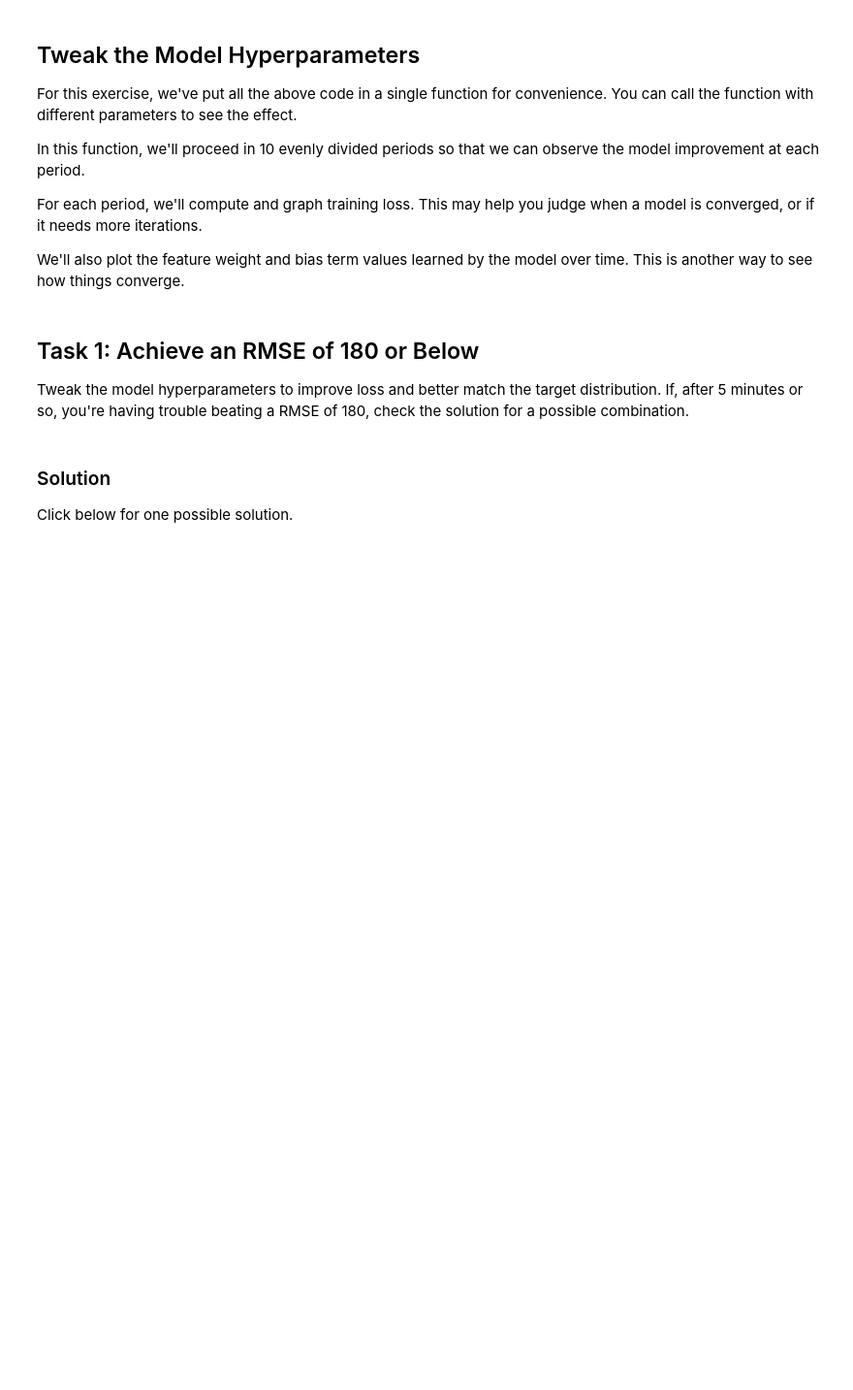
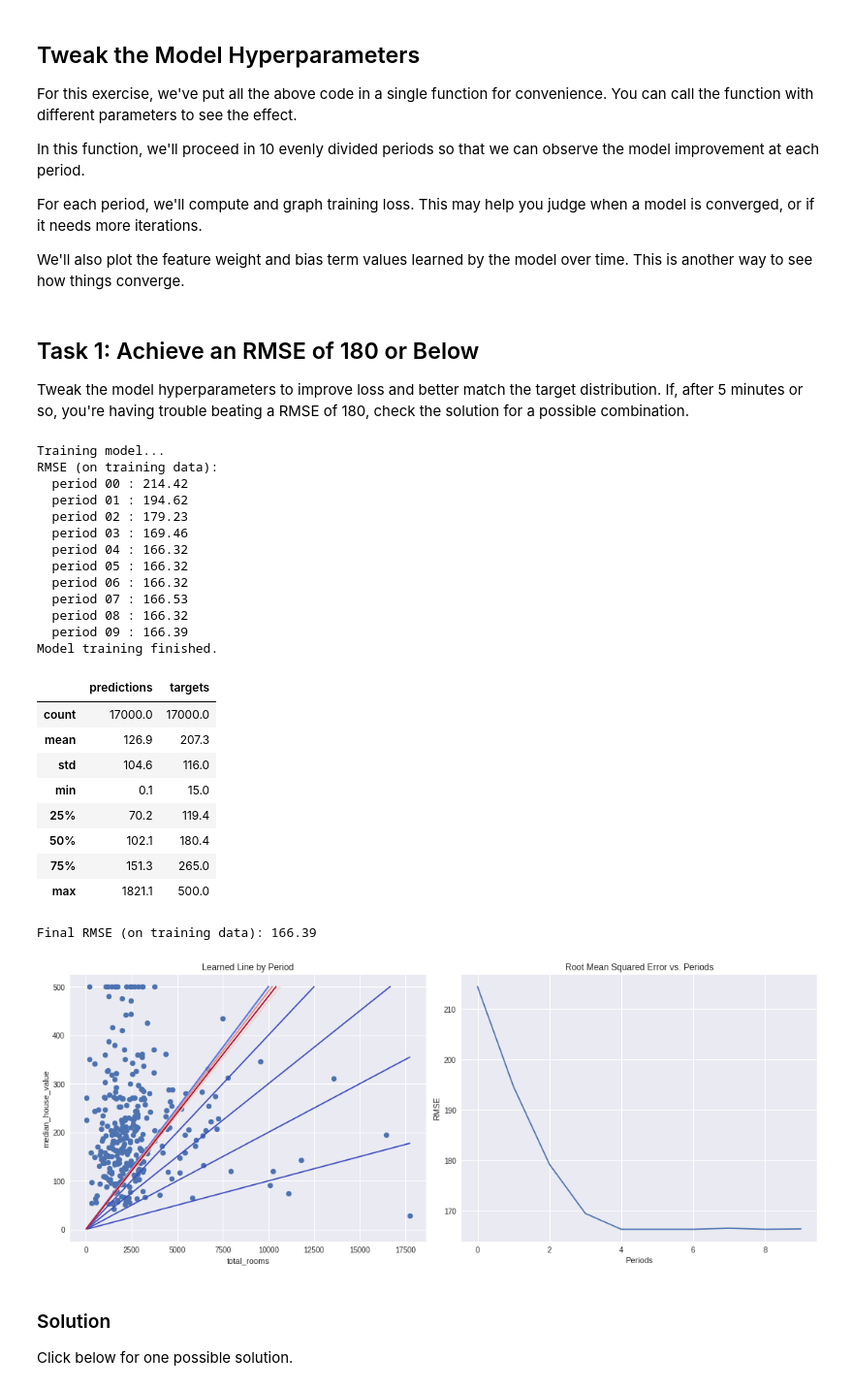
Before and after one commit to steineron/neural-networks-and-deep-learning, a Jupyter notebook: first_steps_with_tensor_flow.ipynb, the cells around one changed output. Shown: that part at 97% size. Saved outputs shown, nothing was run; the diff lists cells and outputs as text; code cells hidden in the pictures; blank space fills up the shorter version.

```diff
--- a/first_steps_with_tensor_flow.ipynb
+++ b/first_steps_with_tensor_flow.ipynb
@@ -136,8 +182,8 @@ def my_input_fn(features, targets, batch_size=1, shuffle=True, num_epochs=None):
     """Trains a linear regression model of one feature.
 
     Args:
-      features: pandas DataFrame of features
-      targets: pandas DataFrame of targets
+      features: pandas DataFrame (Series??) of features
+      targets: pandas DataFrame (Series??) of targets
       batch_size: Size of batches to be passed to the model
       shuffle: True or False. Whether to shuffle the data.
       num_epochs: Number of epochs for which data should be repeated. None = repeat indefinitely
@@ -376,10 +442,35 @@ Tweak the model hyperparameters to improve loss and better match the target dist
 If, after 5 minutes or so, you're having trouble beating a RMSE of 180, check the solution for a possible combination.
 # %%
 train_model(
-    learning_rate=0.00001,
-    steps=100,
-    batch_size=1
+    learning_rate=0.0001,
+    steps=200,
+    batch_size=400
 )
+# %% [output]
+Training model...
+RMSE (on training data):
+  period 00 : 214.42
+  period 01 : 194.62
+  period 02 : 179.23
+  period 03 : 169.46
+  period 04 : 166.32
+  period 05 : 166.32
+  period 06 : 166.32
+  period 07 : 166.53
+  period 08 : 166.32
+  period 09 : 166.39
+Model training finished.
+|  | predictions | targets |
+| count | 17000.0 | 17000.0 |
+| mean | 126.9 | 207.3 |
+| std | 104.6 | 116.0 |
+| min | 0.1 | 15.0 |
+| 25% | 70.2 | 119.4 |
+| 50% | 102.1 | 180.4 |
+| 75% | 151.3 | 265.0 |
+| max | 1821.1 | 500.0 |
+Final RMSE (on training data): 166.39
+[figure, added]
 # %% [markdown]
 ### Solution
 
```
Also changed, not shown: parts of 12 cells of this notebook.
